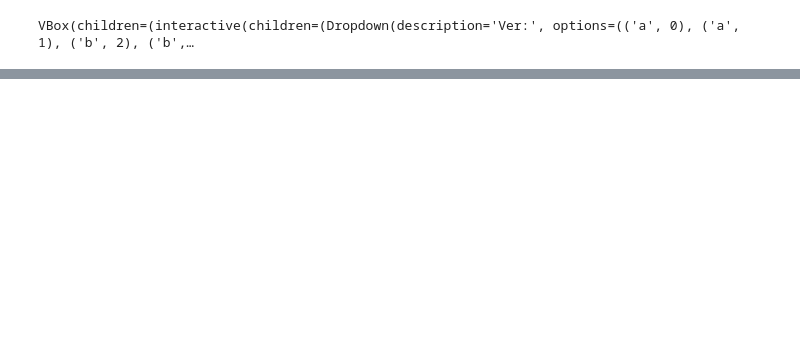
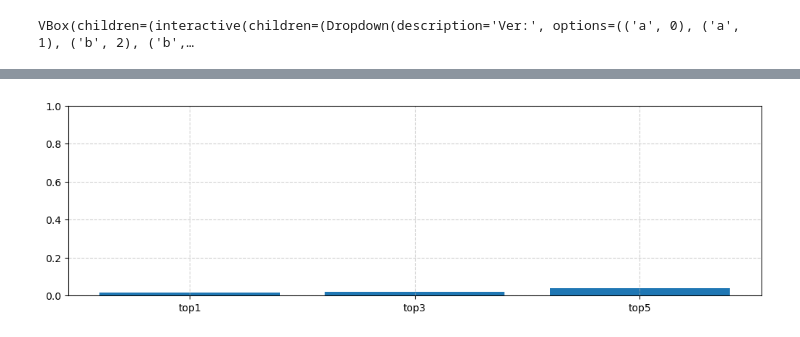
Before and after one commit to martindsq/from-speech, a Jupyter notebook: notebooks/cowaver.ipynb, the cells around one changed output, grey strips where cells are left out. Drawn from its saved outputs; the diff is of its cells as text; code cells hidden in the pictures; blank space fills up the shorter version.

```diff
--- a/notebooks/cowaver.ipynb
+++ b/notebooks/cowaver.ipynb
@@ -301,8 +317,5 @@ VBox(children=(interactive(children=(Dropdown(description='Ver:', options=(('act
 # %%
-words_data = TinyMel(
-    train_set=ImageMelDataset(TinySpeakDataset(base_dir=tiny_kalulu_path / "train"), stride=RandomStride()),
-    test_set=ImageMelDataset(TinySpeakDataset(base_dir=tiny_kalulu_path / "val"))
-)
+words_data = TinyMel(tiny_kalulu_path)
 
 explorar_datos(words_data, explore_tiny_mel)
 # %% [output]
@@ -505,0 +530,7 @@ TestResults(top1=0.038461538461538464, top3=0.11538461538461539, top5=0.15384615
+# %%
+from cowaver.utils import evaluar_red
+
+test_results = evaluar_red(cowaver, words_data)
+plot_test_results(test_results)
+# %% [output]
+[figure, added]
```
Also changed, not shown: parts of 11 cells of this notebook, 4 other files.
